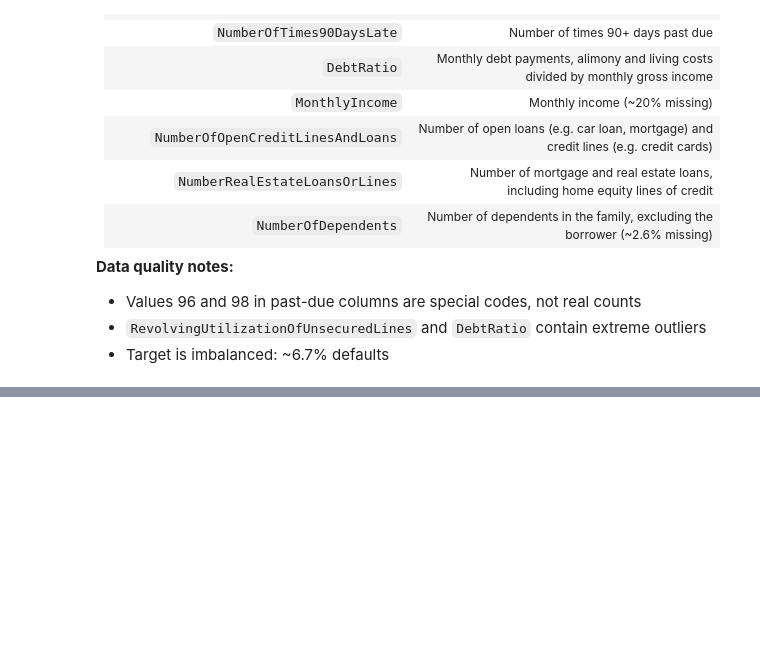
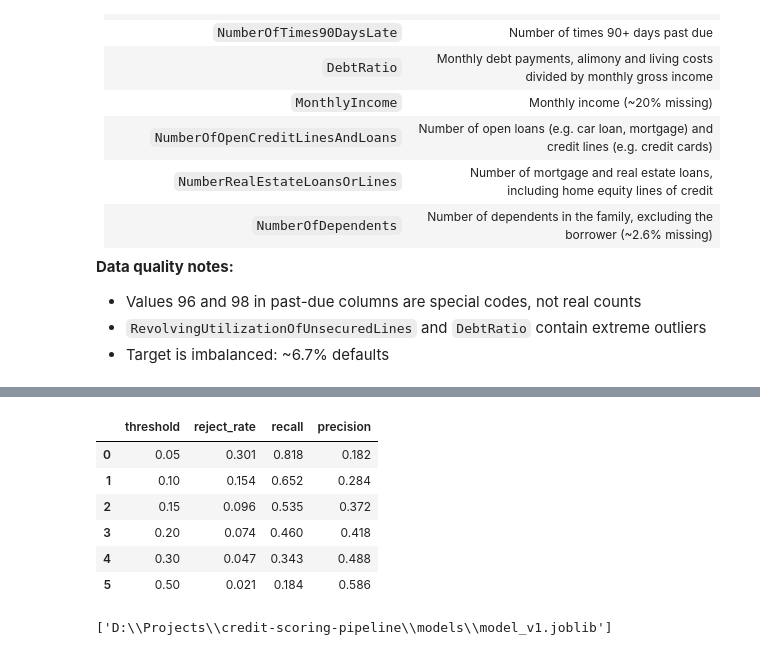
Before and after one commit to anuarkenzh1bekov/credit-scoring-pipeline, a Jupyter notebook: notebooks/main.ipynb, the cells around one changed output, grey strips where cells are left out. Cells and saved outputs as stored; diff of their text form; code cells hidden in the pictures; blank space fills up the shorter version.

```diff
--- a/notebooks/main.ipynb
+++ b/notebooks/main.ipynb
@@ -142,0 +283,20 @@ def clean(X,params):
+# %%
+rows = []
+for t in [0.05, 0.1, 0.15, 0.2, 0.3, 0.5]:
+    pred = (proba_final >= t).astype(int)
+    rows.append({
+        "threshold": t,
+        "reject_rate": pred.mean(),
+        "recall": recall_score(y_test, pred),
+        "precision": precision_score(y_test, pred),
+    })
+
+pd.DataFrame(rows).round(3)
+# %% [output]
+|  | threshold | reject_rate | recall | precision |
+| 0 | 0.05 | 0.301 | 0.818 | 0.182 |
+| 1 | 0.10 | 0.154 | 0.652 | 0.284 |
+| 2 | 0.15 | 0.096 | 0.535 | 0.372 |
+| 3 | 0.20 | 0.074 | 0.460 | 0.418 |
+| 4 | 0.30 | 0.047 | 0.343 | 0.488 |
+| 5 | 0.50 | 0.021 | 0.184 | 0.586 |
@@ -142,0 +305,17 @@ def clean(X,params):
+# %%
+artifact = {
+    "model": woe_final,
+    "threshold": THRESHOLD,
+    "features": list(X_train.columns),
+    "version": "v1",
+    "trained_at": str(date.today()),
+    "metrics": {
+        "test_roc_auc": round(auc_final, 4),
+        "cv_roc_auc": round(scores.mean(), 4),
+    },
+}
+
+(ROOT / "models").mkdir(exist_ok=True)
+joblib.dump(artifact, ROOT / "models" / "model_v1.joblib")
+# %% [output]
+['D:\\Projects\\credit-scoring-pipeline\\models\\model_v1.joblib']
```
Also changed, not shown: parts of 22 cells of this notebook, 7 other files.
